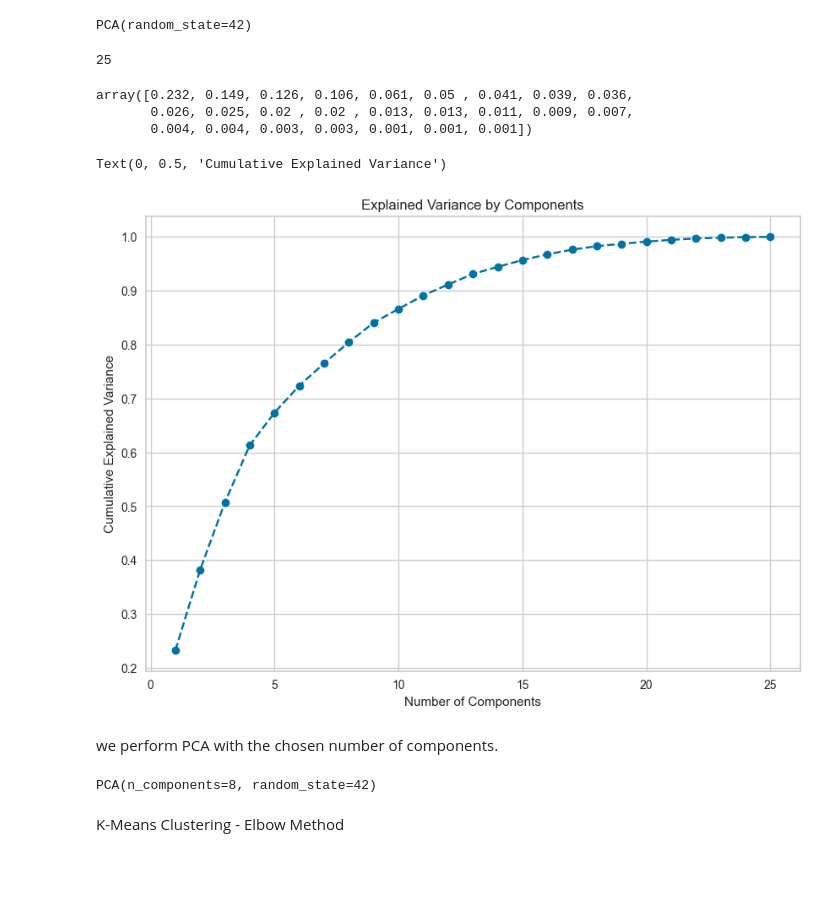
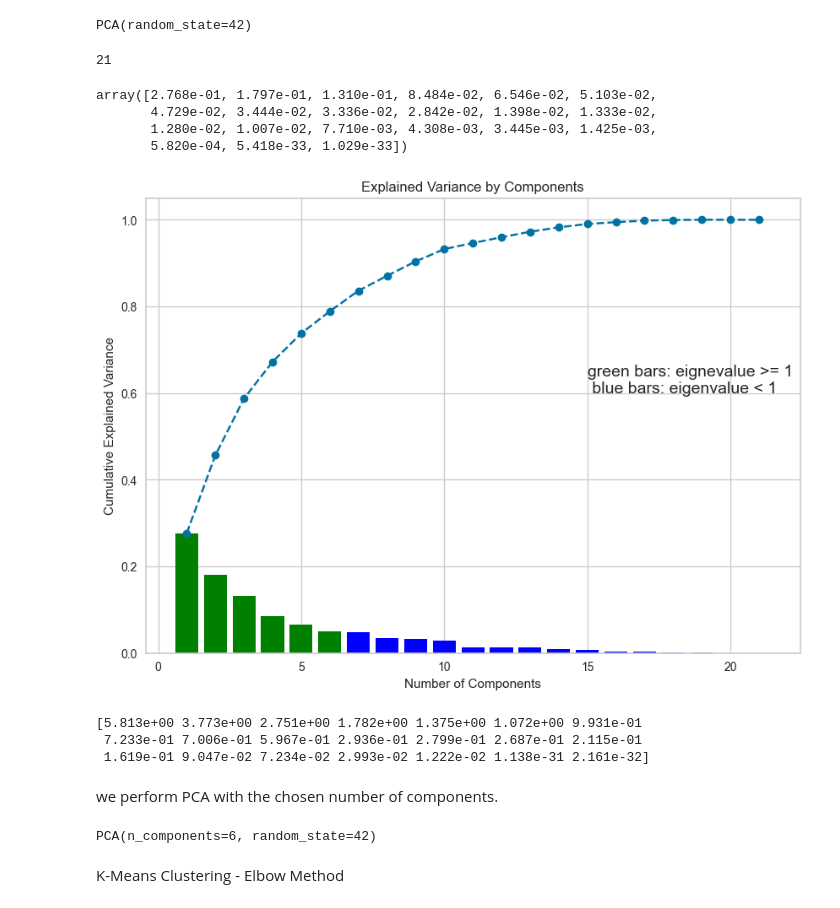
Before and after one commit to alisongh/SIADS-696-Milestone-II, a Jupyter notebook: UnsupervisedLearning.ipynb, the cells around one changed output. Saved outputs shown, nothing was run; the diff lists cells and outputs as text; code cells hidden in the pictures; blank space fills up the shorter version.

```diff
--- a/UnsupervisedLearning.ipynb
+++ b/UnsupervisedLearning.ipynb
@@ -88,8 +90,16 @@ print(len(df['physical_zip_code'].unique()))
+# %%
+name='postCovid_StdScaler'
+
+isCovid = 1
+scaler = StandardScaler()
 # %%
-cols = ['street_name', 'address', 'street_type', 'deed_date', 'planning_jurisdiction', 'physical_city_cat',
-'planning_jurisdiction_cat', 'physical_city', 'planning_jurisdiction', 'wake_supply_index', 'wake_demand_index', 'deed_date', 'physical_zip_code', 'physical_zip_code_cat',
-#'land_sale_price', 'total_sale_price', 'assessed_building_value', 'covid_cases',
-'isCovid', 'supply', 'demand', 'street_number']
-df_temp = df.drop(columns=cols)
+cols = ['street_name', 'address', 'street_type', 'deed_date', 'planning_jurisdiction', 'physical_city_cat', 'street_number',
+'planning_jurisdiction_cat', 'physical_city', 'planning_jurisdiction', 'wake_supply_index', 'wake_demand_index',
+'deed_date', 'physical_zip_code', 'physical_zip_code_cat',
+'land_sale_price', 'total_sale_price', 'assessed_building_value', 'covid_cases',
+'isCovid',
+'supply', 'demand']
+
+df_temp = df[df['isCovid']== isCovid].drop(columns=cols)
 df_temp.shape
 # %% [output]
@@ -140,7 +150,8 @@ explained = pca.explained_variance_ratio_
 print(len(explained))
 explained
 # %% [output]
-25
+21
-array([0.232, 0.149, 0.126, 0.106, 0.061, 0.05 , 0.041, 0.039, 0.036,
-       0.026, 0.025, 0.02 , 0.02 , 0.013, 0.013, 0.011, 0.009, 0.007,
-       0.004, 0.004, 0.003, 0.003, 0.001, 0.001, 0.001])
+array([2.768e-01, 1.797e-01, 1.310e-01, 8.484e-02, 6.546e-02, 5.103e-02,
+       4.729e-02, 3.444e-02, 3.336e-02, 2.842e-02, 1.398e-02, 1.333e-02,
+       1.280e-02, 1.007e-02, 7.710e-03, 4.308e-03, 3.445e-03, 1.425e-03,
+       5.820e-04, 5.418e-33, 1.029e-33])
@@ -147,11 +172,26 @@ array([0.232, 0.149, 0.126, 0.106, 0.061, 0.05 , 0.041, 0.039, 0.036,
 # %%
+colors = ["green" if i >= 1 else "blue" for i in pca.explained_variance_]
+
 plt.figure(figsize = (10,7))
 plt.plot(range(1, len(explained)+1), explained.cumsum(), marker='o', linestyle = '--')
+plt.bar(range(1, len(explained)+1), explained, color = colors)
+plt.text(15, 0.6, 'green bars: eignevalue >= 1\n blue bars: eigenvalue < 1', fontsize = 14)
 plt.title('Explained Variance by Components')
 plt.xlabel('Number of Components')
 plt.ylabel('Cumulative Explained Variance')
+plt.savefig(name+'_pca_screeplot.png')
+plt.show()
 # %% [output]
-Text(0, 0.5, 'Cumulative Explained Variance')
-[figure, old version]
+[figure, new version]
+# %%
+# The eigenvalues (variance explained by each PC) for PCs can help to retain the number of PCs. Generally, PCs with eigenvalues > 1 contributes greater variance and should be retained for further analysis.
+
+
+# get eigenvalues
+print(pca.explained_variance_)
+# %% [output]
+[5.813e+00 3.773e+00 2.751e+00 1.782e+00 1.375e+00 1.072e+00 9.931e-01
+ 7.233e-01 7.006e-01 5.967e-01 2.936e-01 2.799e-01 2.687e-01 2.115e-01
+ 1.619e-01 9.047e-02 7.234e-02 2.993e-02 1.222e-02 1.138e-31 2.161e-32]
 # %% [markdown]
 we perform PCA with the chosen number of components.
@@ -158,10 +200,10 @@ we perform PCA with the chosen number of components.
 # %%
-pca = PCA(n_components=8, random_state=RANDOM_STATE)
+pca = PCA(n_components=PC_chosen, random_state=RANDOM_STATE)
 
 #fit the model with our data in the selected # of components
 pca.fit(df_std)
 # %% [output]
-PCA(n_components=8, random_state=42)
+PCA(n_components=6, random_state=42)
 # %%
 # We need only the calculated resulting components scores for the elements in our data set
 scores_pca = pca.transform(df_std)
```
Also changed, not shown: parts of 15 cells of this notebook.
